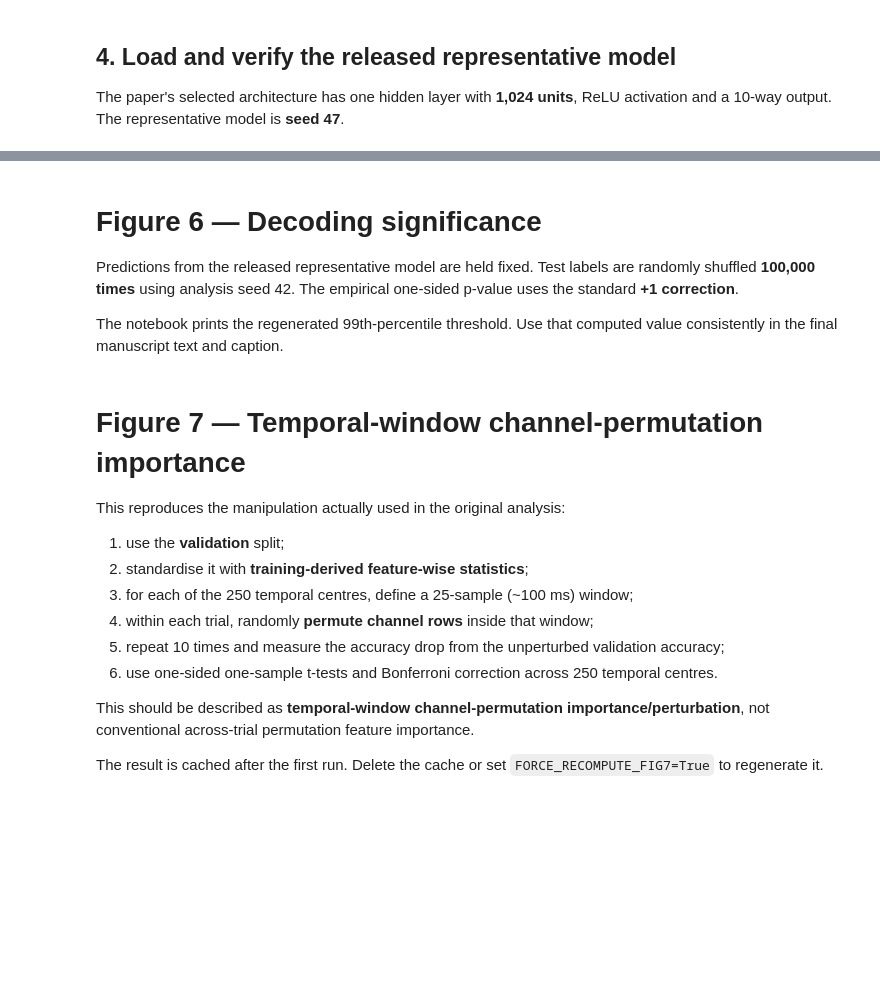
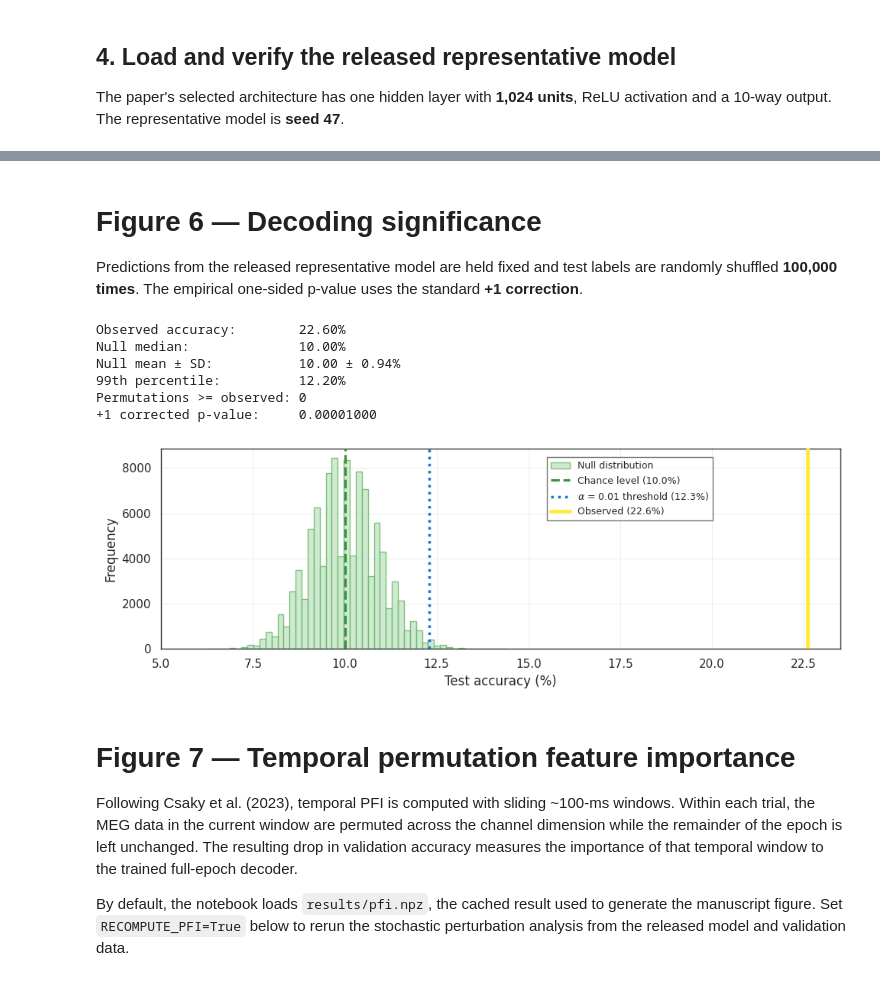
Before and after one commit to neural-processing-lab/megnist-paper, a Jupyter notebook: MegNIST_analysis.ipynb, the cells around one changed output, grey strips where cells are left out. Saved outputs shown, nothing was run; the diff lists cells and outputs as text; code cells hidden in the pictures; blank space fills up the shorter version.

```diff
--- a/MegNIST_analysis.ipynb
+++ b/MegNIST_analysis.ipynb
@@ -250,6 +301,13 @@ test_loader = make_loader(paths["test"])
 
 The paper's selected architecture has one hidden layer with **1,024 units**, ReLU activation and a 10-way output. The representative model is **seed 47**.
 # %%
+model_path = CACHE_DIR / "baseline_model_seed47.pth"
+if not model_path.exists():
+    print(f"Downloading released baseline model: {MODEL_RELEASE_URL}")
+    urllib.request.urlretrieve(MODEL_RELEASE_URL, model_path)
+
+print("Baseline model:", model_path)
+
 class SimpleMLP(nn.Module):
     def __init__(self, input_size, hidden_size, num_classes=10):
         super().__init__()
@@ -261,7 +319,7 @@ class SimpleMLP(nn.Module):
         return self.fc2(self.relu(self.fc1(x)))
 
 
-checkpoint = torch.load(paths["model"], map_location=DEVICE, weights_only=False)
+checkpoint = torch.load(model_path, map_location=DEVICE, weights_only=False)
 arch = checkpoint["architecture"]
 
 model = SimpleMLP(
@@ -459,11 +782,12 @@ assert best_arch == 1024
 # %% [markdown]
 # Figure 6 — Decoding significance
 
-Predictions from the released representative model are held fixed. Test labels are randomly shuffled **100,000 times** using analysis seed 42. The empirical one-sided p-value uses the standard **+1 correction**.
-
-The notebook prints the regenerated 99th-percentile threshold. Use that computed value consistently in the final manuscript text and caption.
+Predictions from the released representative model are held fixed and test labels
+are randomly shuffled **100,000 times**. The empirical one-sided p-value uses the
+standard **+1 correction**.
 # %%
-rng_perm = np.random.RandomState(ANALYSIS_SEED)
+# RNG used to generate the manuscript Figure 6.
+rng_perm = np.random.default_rng(47)
 
 observed_test_acc = 100 * np.mean(pred_test == y_test)
 null_accs = np.empty(N_PERMUTATIONS, dtype=np.float32)
@@ -474,7 +798,21 @@ for i in tqdm(range(N_PERMUTATIONS), desc="Label permutations"):
 
 chance_level = 10.0
 alpha = 0.01
-threshold_99 = float(np.percentile(null_accs, 99))
+
+# Descriptive 99th percentile of the discrete null distribution.
+percentile_99 = float(np.percentile(null_accs, 99))
+
+# Smallest attainable accuracy whose one-sided empirical p-value is <= alpha.
+candidate_accs = np.sort(np.unique(null_accs))
+candidate_pvalues = np.array([
+    (np.sum(null_accs >= acc) + 1) / (N_PERMUTATIONS + 1)
+    for acc in candidate_accs
+])
+critical_threshold = float(
+    candidate_accs[np.flatnonzero(candidate_pvalues <= alpha)[0]]
+)
+
+# Empirical p-value for the observed seed-47 test accuracy.
 n_extreme = int(np.sum(null_accs >= observed_test_acc))
 p_value = (n_extreme + 1) / (N_PERMUTATIONS + 1)
 
@@ -484,6 +822,8 @@ print(f"Null mean ± SD:           {np.mean(null_accs):.2f} ± {np.std(null_accs
 print(f"99th percentile:          {threshold_99:.2f}%")
 print(f"Permutations >= observed: {n_extreme}")
 print(f"+1 corrected p-value:     {p_value:.8f}")
+
+assert np.isclose(observed_test_acc, 22.6, atol=0.05), observed_test_acc
 
 np.savez_compressed(
     CACHE_DIR / "figure6_permutation_test_seed42.npz",
@@ -514,11 +854,11 @@ ax.axvline(
     zorder=5,
 )
 ax.axvline(
-    threshold_99,
+    critical_threshold,
     color="#1976D2",
     linestyle=":",
-    linewidth=2.2,
-    label=rf"$\alpha$ = 0.01 threshold ({threshold_99:.1f}%)",
+    linewidth=2.5,
+    label=rf"$\alpha$ = 0.01 threshold ({critical_threshold:.1f}%)",
     zorder=5,
 )
 ax.axvline(
@@ -534,46 +874,51 @@ ax.set_xlabel("Test accuracy (%)")
 ax.set_ylabel("Frequency")
 ax.set_xlim(5.0, 23.5)
 ax.grid(alpha=0.30, linewidth=0.8)
 ax.legend(
     loc="upper center",
     bbox_to_anchor=(0.69, 0.98),
     frameon=True,
     fancybox=False,
     edgecolor="#555555",
     fontsize=9,
 )
 
 for spine in ax.spines.values():
     spine.set_visible(True)
     spine.set_color("#333333")
     spine.set_linewidth(1.0)
 
 fig.tight_layout()
 fig.savefig(
     FIG_DIR / "figure6_permutation_test.pdf",
     bbox_inches="tight",
     facecolor="white",
 )
 fig.savefig(
     FIG_DIR / "figure6_permutation_test.png",
     dpi=300,
     bbox_inches="tight",
     facecolor="white",
 )
 plt.show()
+# %% [output]
+Observed accuracy:        22.60%
+Null median:              10.00%
+Null mean ± SD:           10.00 ± 0.94%
+99th percentile:          12.20%
+Permutations >= observed: 0
++1 corrected p-value:     0.00001000
+[figure, added]
 # %% [markdown]
-# Figure 7 — Temporal-window channel-permutation importance
+# Figure 7 — Temporal permutation feature importance
 
-This reproduces the manipulation actually used in the original analysis:
+Following Csaky et al. (2023), temporal PFI is computed with sliding ~100-ms
+windows. Within each trial, the MEG data in the current window are permuted across
+the channel dimension while the remainder of the epoch is left unchanged. The
+resulting drop in validation accuracy measures the importance of that temporal
+window to the trained full-epoch decoder.
 
-1. use the **validation** split;
-2. standardise it with **training-derived feature-wise statistics**;
-3. for each of the 250 temporal centres, define a 25-sample (~100 ms) window;
-4. within each trial, randomly **permute channel rows** inside that window;
-5. repeat 10 times and measure the accuracy drop from the unperturbed validation accuracy;
-6. use one-sided one-sample t-tests and Bonferroni correction across 250 temporal centres.
-
-This should be described as **temporal-window channel-permutation importance/perturbation**, not conventional across-trial permutation feature importance.
-
-The result is cached after the first run. Delete the cache or set `FORCE_RECOMPUTE_FIG7=True` to regenerate it.
+By default, the notebook loads `results/pfi.npz`, the cached result used to generate
+the manuscript figure. Set `RECOMPUTE_PFI=True` below to rerun the stochastic
+perturbation analysis from the released model and validation data.
 # %%
```
Also changed, not shown: parts of 18 cells of this notebook.
